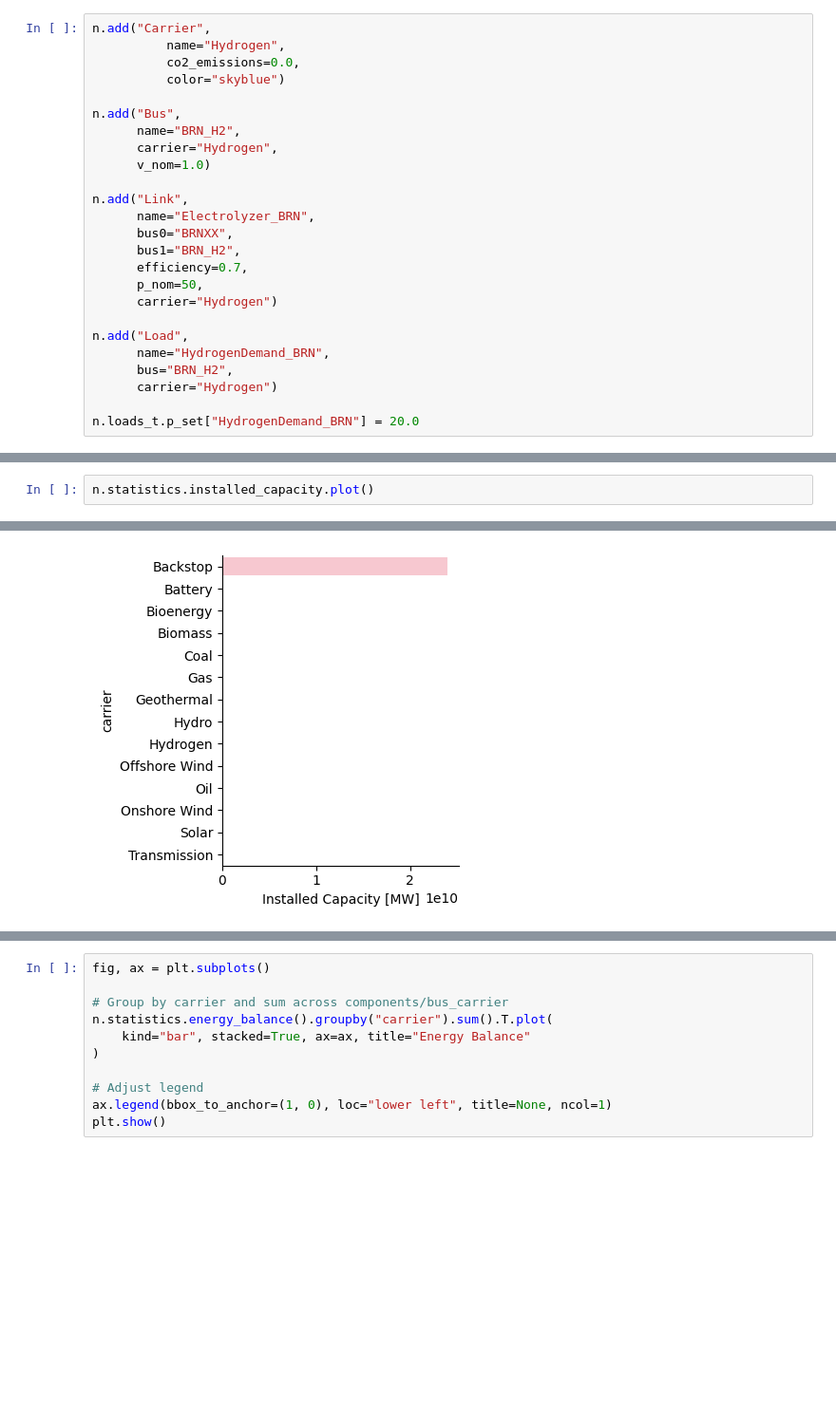
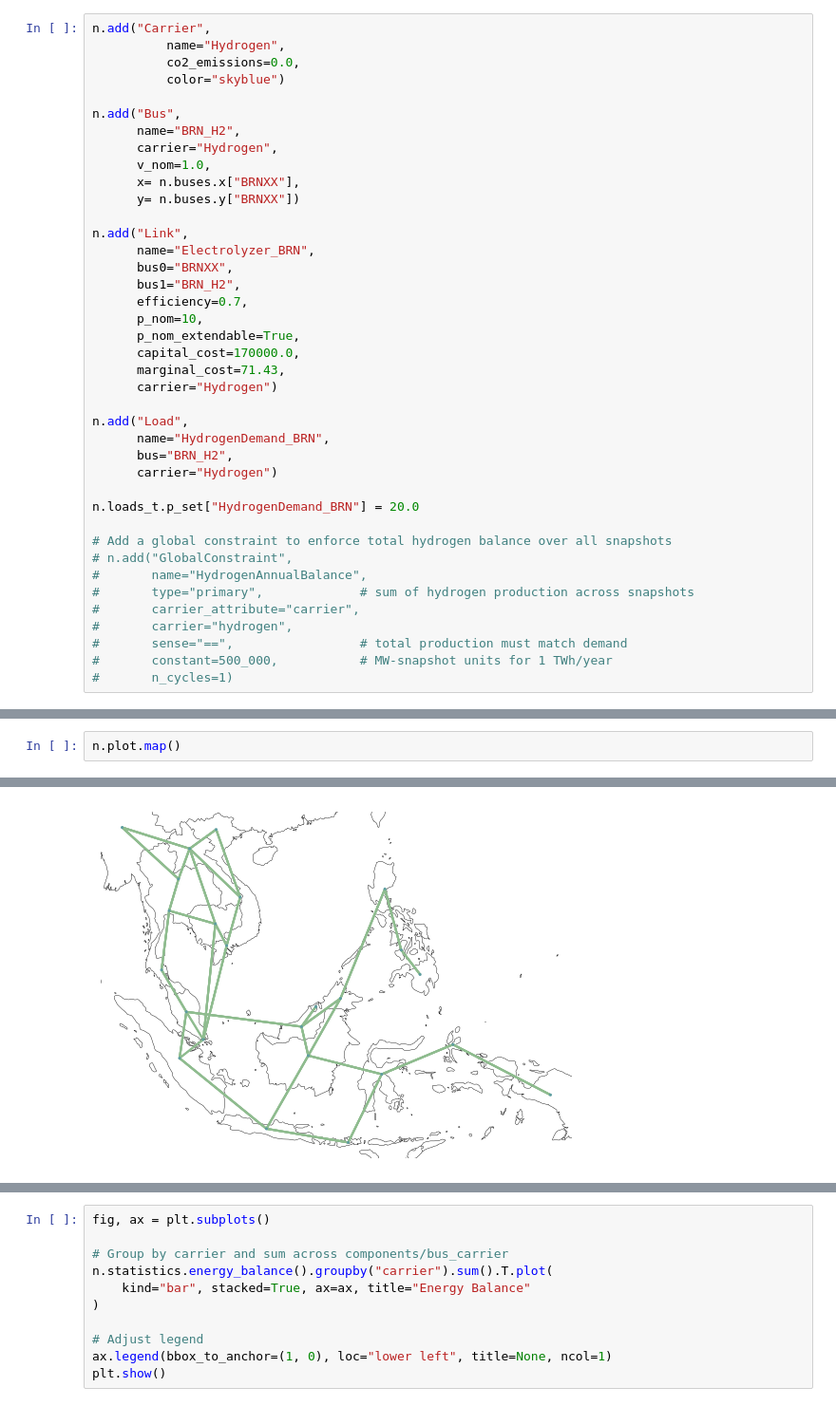
Before and after one commit to anson25gg/FYP-TZ-APG-Hydrogen-Integration, a Jupyter notebook: H2nodes.ipynb, the cells around one changed output, grey strips where cells are left out. Shown at 95% size. Cells and saved outputs as stored; diff of their text form; blank space fills up the shorter version.

```diff
--- a/H2nodes.ipynb
+++ b/H2nodes.ipynb
@@ -20,14 +25,19 @@ n.add("Carrier",
 n.add("Bus",
       name="BRN_H2",
       carrier="Hydrogen",
-      v_nom=1.0)
+      v_nom=1.0,
+      x= n.buses.x["BRNXX"],
+      y= n.buses.y["BRNXX"])
 
 n.add("Link",
       name="Electrolyzer_BRN",
       bus0="BRNXX",
       bus1="BRN_H2",
       efficiency=0.7,
-      p_nom=50,
+      p_nom=10,
+      p_nom_extendable=True,
+      capital_cost=170000.0,
+      marginal_cost=71.43,
       carrier="Hydrogen")
 
 n.add("Load",
@@ -36,6 +46,16 @@ n.add("Load",
       carrier="Hydrogen")
 
 n.loads_t.p_set["HydrogenDemand_BRN"] = 20.0
+
+# Add a global constraint to enforce total hydrogen balance over all snapshots
+# n.add("GlobalConstraint",
+#       name="HydrogenAnnualBalance",
+#       type="primary",             # sum of hydrogen production across snapshots
+#       carrier_attribute="carrier",
+#       carrier="hydrogen",
+#       sense="==",                 # total production must match demand
+#       constant=500_000,           # MW-snapshot units for 1 TWh/year
+#       n_cycles=1)
 # %%
 n.optimize(n.snapshots[::24])
 # %% [output]
@@ -53,5 +73,5 @@ Solver message: Optimal
 INFO:pypsa.optimization.optimize:The shadow-prices of the constraints Generator-fix-p-lower, Generator-fix-p-upper, Generator-ext-p-lower, Generator-ext-p-upper, Generator-fix-p-ramp_limit_up, Generat ...
 ('ok', 'optimal')
 # %%
-n.statistics.installed_capacity.plot()
+n.plot.map()
 # %% [output]
@@ -61 +81 @@ n.statistics.installed_capacity.plot()
-[figure, old version]
+[figure, new version]
```
Also changed, not shown: parts of 9 cells of this notebook, 4 other files.
